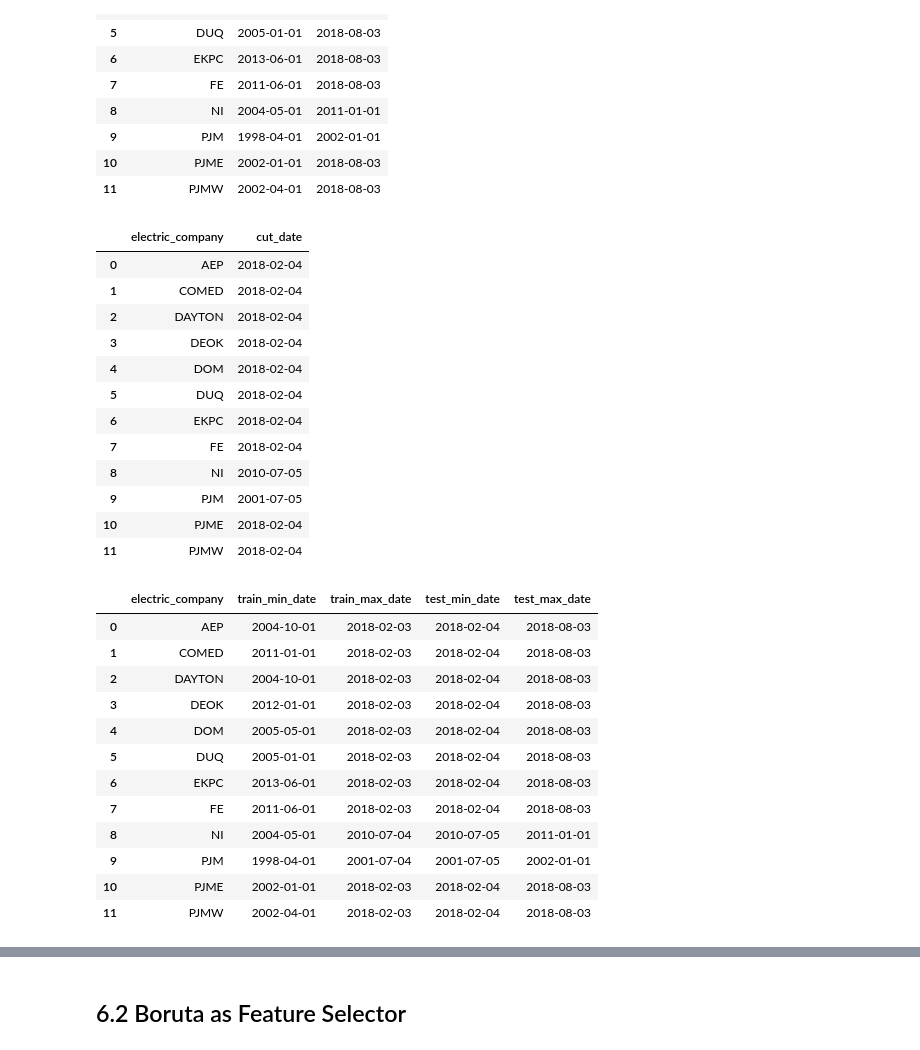
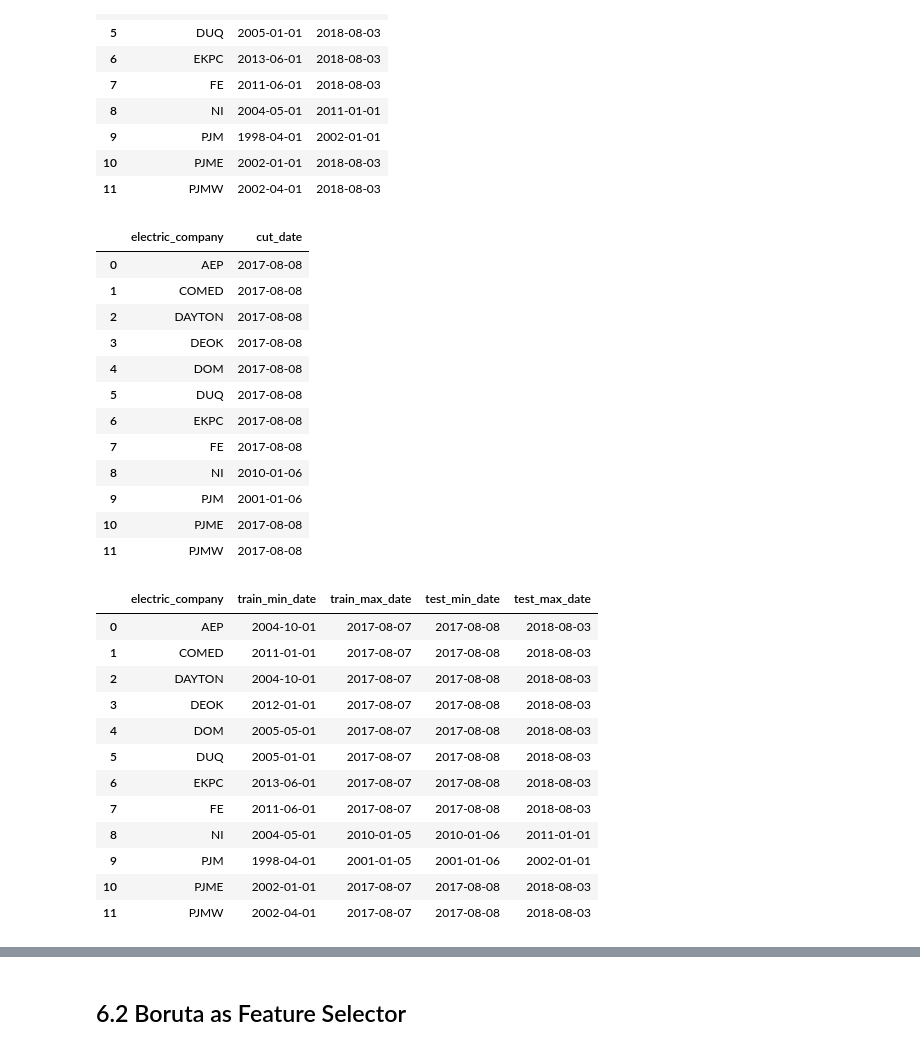
Before and after one commit to panambY/Hourly_Energy_Consumption, a Jupyter notebook: Hourly_Energy_Consumption.ipynb, the cells around one changed output, grey strips where cells are left out. Drawn from its saved outputs; the diff is of its cells as text; code cells hidden in the pictures.

```diff
--- a/Hourly_Energy_Consumption.ipynb
+++ b/Hourly_Energy_Consumption.ipynb
@@ -807,7 +853,7 @@ df6.shape
 ## 6.1 Split dataframe into training and test dataset
 # %%
 # First I will drop the columns that I will not use. Basically they are the columns that were only used to generate new columns in the Feature Engineering process.
-cols_drop = [ 'datetime', 'year', 'month', 'hour_of_day', 'season', 'day_of_week' ]
+cols_drop = [ 'year', 'month', 'hour_of_day', 'season', 'day_of_week' ]
 df6 = df6.drop( cols_drop, axis=1 )
 
 # # As this is a time-series project, the goal is to forecast energy consumption for the next 6 months.
@@ -838,31 +884,31 @@ mm
 # %%
 # Since we do not have the same minimum and maximum dates for all electrical companies, I will stipulate the minimum and maximum cutoffs for test and training dates for each one.
 # Rules:
-# - min_date <= TRAIN DATA < cut_date (max_date - 6 months)
-# - cut_date (max_date - 6 months) <= TEST DATA <= max_date
+# - min_date <= TRAIN DATA < cut_date (max_date - 12 months)
+# - cut_date (max_date - 12 months) <= TEST DATA <= max_date
 
 # Determine the cutoff date at each electrical company.
 cut_date =[]
-for i in df6['electric_company'].unique():
-    cut_date.append( [ i, df6[df6['electric_company']==i]['date'].max() - datetime.timedelta( days=6*30 ) ] )
+for i in range( 0, 12 ):
+    cut_date.append( [ df6['electric_company'].unique()[i], df6[['electric_company', 'date']].groupby( 'electric_company' ).max().reset_index()['date'][i] - datetime.timedelta( days=12*30 ) ] )
 
 # Creating de dataframe to better visualize.
 cd = pd.DataFrame( columns=[ 'electric_company', 'cut_date' ], data=cut_date )
 cd
 # %% [output]
 |  | electric_company | cut_date |
-| 0 | AEP | 2018-02-04 |
-| 1 | COMED | 2018-02-04 |
-| 2 | DAYTON | 2018-02-04 |
-| 3 | DEOK | 2018-02-04 |
-| 4 | DOM | 2018-02-04 |
-| 5 | DUQ | 2018-02-04 |
-| 6 | EKPC | 2018-02-04 |
-| 7 | FE | 2018-02-04 |
-| 8 | NI | 2010-07-05 |
-| 9 | PJM | 2001-07-05 |
-| 10 | PJME | 2018-02-04 |
-| 11 | PJMW | 2018-02-04 |
+| 0 | AEP | 2017-08-08 |
+| 1 | COMED | 2017-08-08 |
+| 2 | DAYTON | 2017-08-08 |
+| 3 | DEOK | 2017-08-08 |
+| 4 | DOM | 2017-08-08 |
+| 5 | DUQ | 2017-08-08 |
+| 6 | EKPC | 2017-08-08 |
+| 7 | FE | 2017-08-08 |
+| 8 | NI | 2010-01-06 |
+| 9 | PJM | 2001-01-06 |
+| 10 | PJME | 2017-08-08 |
+| 11 | PJMW | 2017-08-08 |
 # %%
 # training dataset
 X_train = df6[ ( ( (df6['electric_company']=='AEP')
@@ -874,51 +920,51 @@ X_train = df6[ ( ( (df6['electric_company']=='AEP')
                  | (df6['electric_company']=='EKPC')
                  | (df6['electric_company']=='FE')
                  | (df6['electric_company']=='PJME')
-                 | (df6['electric_company']=='PJMW') ) & (df6['date'] < '2018-02-04') )
-                 | (df6['electric_company']=='NI') & (df6['date'] < '2010-07-05')
-                 | (df6['electric_company']=='PJM') & (df6['date'] < '2001-07-05') ]
+                 | (df6['electric_company']=='PJMW') ) & (df6['date'] < '2017-08-08') )
+                 | (df6['electric_company']=='NI') & (df6['date'] < '2010-01-06')
+                 | (df6['electric_company']=='PJM') & (df6['date'] < '2001-01-06') ]
 
 y_train = X_train['mw_energy_consumption']
 
 # test dataset
 X_test = df6[ ( ( (df6['electric_company']=='AEP')
                  | (df6['electric_company']=='COMED')
                  | (df6['electric_company']=='DAYTON')
                  | (df6['electric_company']=='DEOK')
                  | (df6['electric_company']=='DOM')
                  | (df6['electric_company']=='DUQ')
                  | (df6['electric_company']=='EKPC')
                  | (df6['electric_company']=='FE')
                  | (df6['electric_company']=='PJME')
-                 | (df6['electric_company']=='PJMW') ) & (df6['date'] >= '2018-02-04') )
-                 | (df6['electric_company']=='NI') & (df6['date'] >= '2010-07-05')
-                 | (df6['electric_company']=='PJM') & (df6['date'] >= '2001-07-05') ]
+                 | (df6['electric_company']=='PJMW') ) & (df6['date'] >= '2017-08-08') )
+                 | (df6['electric_company']=='NI') & (df6['date'] >= '2010-01-06')
+                 | (df6['electric_company']=='PJM') & (df6['date'] >= '2001-01-06') ]
 
 y_test = X_test['mw_energy_consumption']
 
 # Determine the train min and max date & test min and max date.
 train_test =[]
 for i in df6['electric_company'].unique():
     train_test.append( [ i, X_train[X_train['electric_company']==i]['date'].min(), X_train[X_train['electric_company']==i]['date'].max(),
                         X_test[X_test['electric_company']==i]['date'].min(), X_test[X_test['electric_company']==i]['date'].max() ] )
 
 # Creating de dataframe to better visualize.
 tt = pd.DataFrame( columns=[ 'electric_company', 'train_min_date', 'train_max_date', 'test_min_date', 'test_max_date' ], data=train_test )
 tt
 # %% [output]
 |  | electric_company | train_min_date | train_max_date | test_min_date | test_max_date |
-| 0 | AEP | 2004-10-01 | 2018-02-03 | 2018-02-04 | 2018-08-03 |
-| 1 | COMED | 2011-01-01 | 2018-02-03 | 2018-02-04 | 2018-08-03 |
-| 2 | DAYTON | 2004-10-01 | 2018-02-03 | 2018-02-04 | 2018-08-03 |
-| 3 | DEOK | 2012-01-01 | 2018-02-03 | 2018-02-04 | 2018-08-03 |
-| 4 | DOM | 2005-05-01 | 2018-02-03 | 2018-02-04 | 2018-08-03 |
-| 5 | DUQ | 2005-01-01 | 2018-02-03 | 2018-02-04 | 2018-08-03 |
-| 6 | EKPC | 2013-06-01 | 2018-02-03 | 2018-02-04 | 2018-08-03 |
-| 7 | FE | 2011-06-01 | 2018-02-03 | 2018-02-04 | 2018-08-03 |
-| 8 | NI | 2004-05-01 | 2010-07-04 | 2010-07-05 | 2011-01-01 |
-| 9 | PJM | 1998-04-01 | 2001-07-04 | 2001-07-05 | 2002-01-01 |
-| 10 | PJME | 2002-01-01 | 2018-02-03 | 2018-02-04 | 2018-08-03 |
-| 11 | PJMW | 2002-04-01 | 2018-02-03 | 2018-02-04 | 2018-08-03 |
+| 0 | AEP | 2004-10-01 | 2017-08-07 | 2017-08-08 | 2018-08-03 |
+| 1 | COMED | 2011-01-01 | 2017-08-07 | 2017-08-08 | 2018-08-03 |
+| 2 | DAYTON | 2004-10-01 | 2017-08-07 | 2017-08-08 | 2018-08-03 |
+| 3 | DEOK | 2012-01-01 | 2017-08-07 | 2017-08-08 | 2018-08-03 |
+| 4 | DOM | 2005-05-01 | 2017-08-07 | 2017-08-08 | 2018-08-03 |
+| 5 | DUQ | 2005-01-01 | 2017-08-07 | 2017-08-08 | 2018-08-03 |
+| 6 | EKPC | 2013-06-01 | 2017-08-07 | 2017-08-08 | 2018-08-03 |
+| 7 | FE | 2011-06-01 | 2017-08-07 | 2017-08-08 | 2018-08-03 |
+| 8 | NI | 2004-05-01 | 2010-01-05 | 2010-01-06 | 2011-01-01 |
+| 9 | PJM | 1998-04-01 | 2001-01-05 | 2001-01-06 | 2002-01-01 |
+| 10 | PJME | 2002-01-01 | 2017-08-07 | 2017-08-08 | 2018-08-03 |
+| 11 | PJMW | 2002-04-01 | 2017-08-07 | 2017-08-08 | 2018-08-03 |
 # %%
 # For the algorithm understand the variable "electric company" we have to transform from string to number.
 assortment_dict = { 'AEP': 1, 'COMED': 2, 'DAYTON': 3, 'DEOK': 4, 'DOM': 5, 'DUQ': 6, 'EKPC': 7, 'FE': 8, 'NI': 9, 'PJM': 10, 'PJME': 11, 'PJMW': 12 }
```
Also changed, not shown: parts of 40 cells of this notebook.
